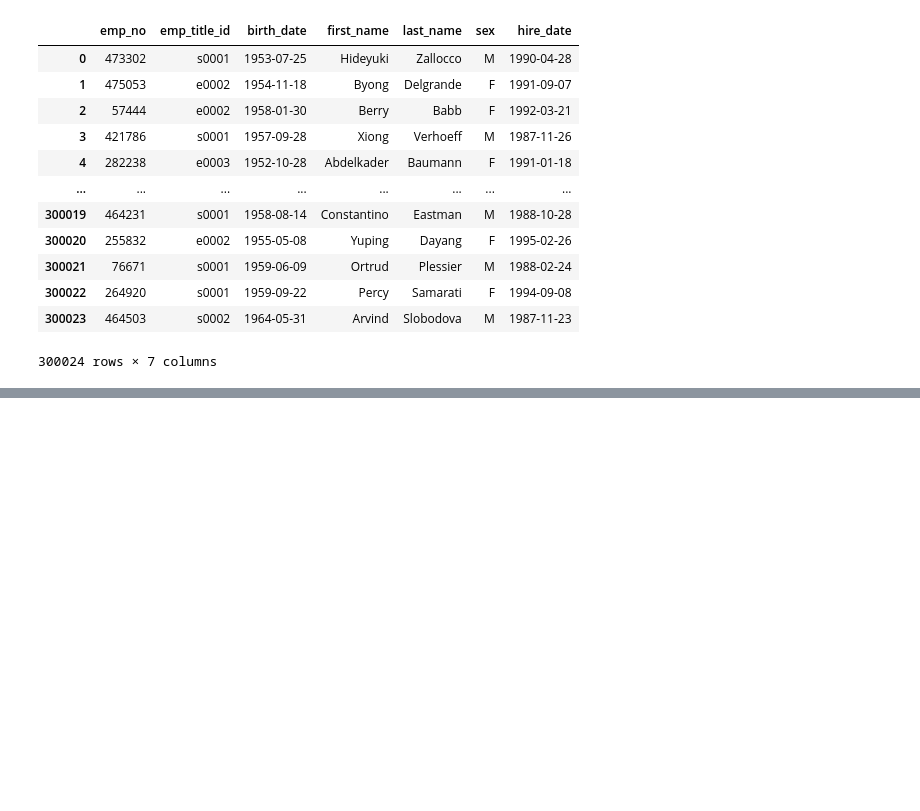
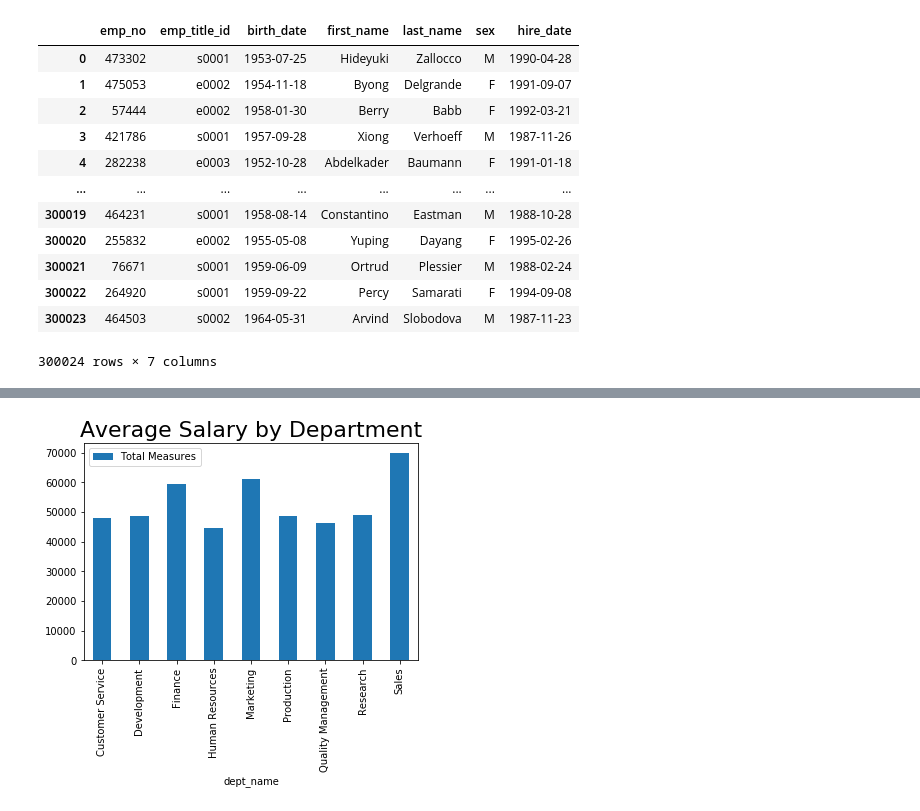
Before and after one commit to SanaRogers/sql-challenge, a Jupyter notebook: Untitled.ipynb, the cells around one changed output, grey strips where cells are left out. Saved outputs shown, nothing was run; the diff lists cells and outputs as text; code cells hidden in the pictures; blank space fills up the shorter version.

```diff
--- a/Untitled.ipynb
+++ b/Untitled.ipynb
@@ -26,0 +46,3 @@ employees
+# %%
+merged_df = pd.merge(salaries,employees, on = ["emp_no"])
+merged_df
@@ -26,0 +63,6 @@ employees
+# %%
+departments = pd.read_sql('select * from departments', connection)
+dept_emp = pd.read_sql('select * from dept_emp', connection)
+# %%
+dept_merge = pd.merge(demp_emp,departments, on = ["dept_no"])
+dept_merge
@@ -26,0 +83,3 @@ employees
+# %%
+final_merge = pd.merge(dept_merge,merged_df, on = ["emp_no"])
+final_merge
@@ -26,0 +116,10 @@ employees
+# %%
+salary_avg = final_merge.groupby("dept_name").mean()["salary"]
+salary_avg
+total_meas_df = pd.DataFrame({"Total Measures":salary_avg})
+
+total_meas_df.plot(kind='bar')
+plt.title("Average Salary by Department", fontsize=22)
+plt.show()
+# %% [output]
+[figure, added]
```
Also changed, not shown: parts of 7 cells of this notebook.
